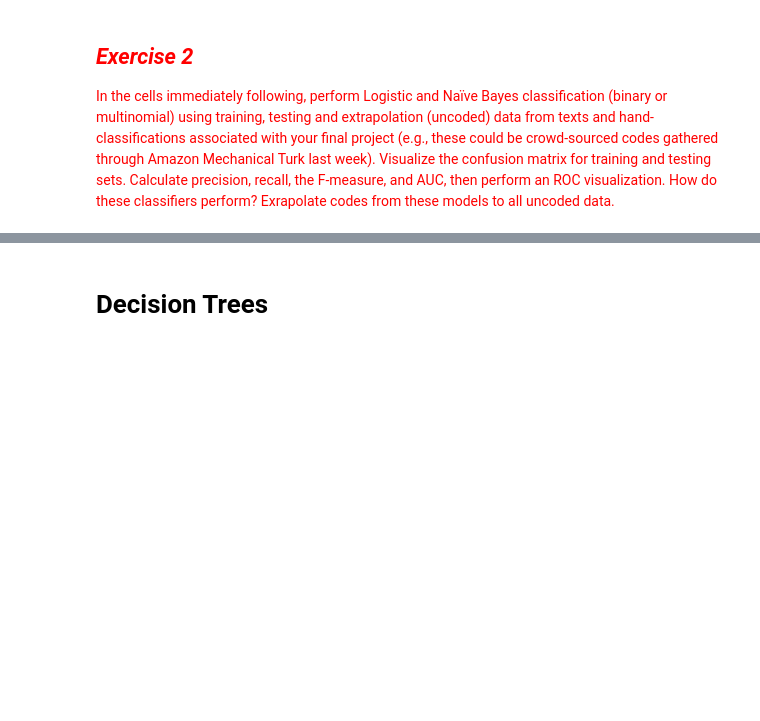
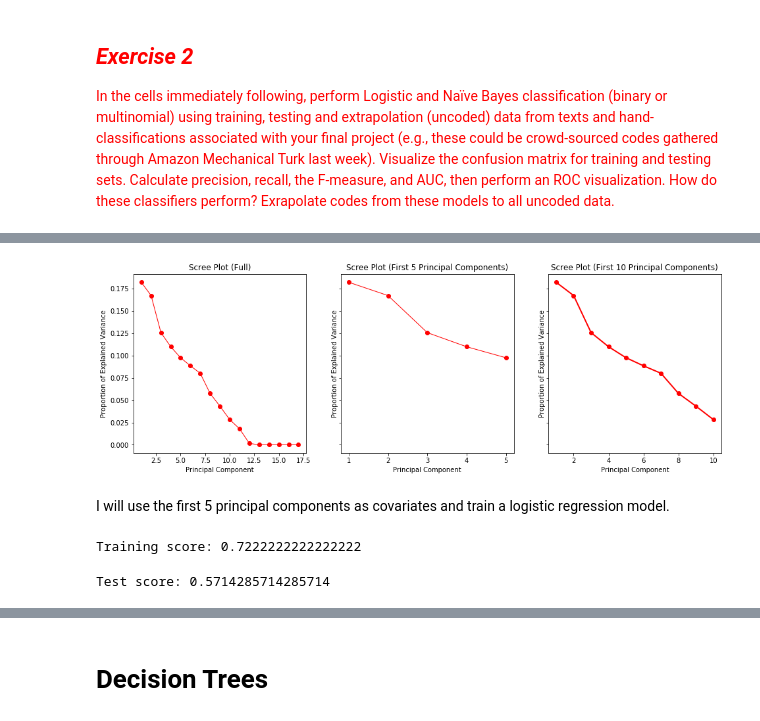
Before and after one commit to laurenjli/Content-Analysis-2020, a Jupyter notebook: week-3/3-Classification.ipynb, the cells around one changed output, grey strips where cells are left out. Saved outputs shown, nothing was run; the diff lists cells and outputs as text; code cells hidden in the pictures; blank space fills up the shorter version.

```diff
--- a/week-3/3-Classification.ipynb
+++ b/week-3/3-Classification.ipynb
@@ -829,0 +798,30 @@ lucem_illud_2020.plotMultiROC(MultinomialNB_ng, test_ng_df)
+# %%
+#screeplots to see how many Principal Components we need.
+n=len(pca.explained_variance_ratio_)
+
+fig, (ax1, ax2, ax3) = plt.subplots(ncols=3, figsize = (16, 5), sharey=True)
+
+eigen_vals = np.arange(n) + 1
+ax1.plot(eigen_vals, pca.explained_variance_ratio_, 'ro-', linewidth=1)
+ax1.set_title('Scree Plot (Full)')
+ax1.set_xlabel('Principal Component')
+ax1.set_ylabel('Proportion of Explained Variance')
+
+eigen_vals = np.arange(5) + 1
+ax2.plot(eigen_vals, pca.explained_variance_ratio_[:5], 'ro-', linewidth=1)
+ax2.set_title('Scree Plot (First 5 Principal Components)')
+ax2.set_xlabel('Principal Component')
+ax2.set_ylabel('Proportion of Explained Variance')
+
+
+eigen_vals = np.arange(10) + 1
+ax3.plot(eigen_vals, pca.explained_variance_ratio_[:10], 'ro-', linewidth=2)
+ax3.set_title('Scree Plot (First 10 Principal Components)')
+ax3.set_xlabel('Principal Component')
+ax3.set_ylabel('Proportion of Explained Variance')
+
+plt.show()
+# %% [output]
+[figure, added]
+# %% [markdown]
+I will use the first 5 principal components as covariates and train a logistic regression model.
@@ -829,0 +830,28 @@ lucem_illud_2020.plotMultiROC(MultinomialNB_ng, test_ng_df)
+# %%
+# Logistic Regression
+
+logistic = sklearn.linear_model.LogisticRegression()
+# train model
+logistic.fit(np.stack(train_data_df['pca_reduced_5'], axis=0), train_data_df['category'])
+
+train_score=logistic.score(np.stack(train_data_df['pca_reduced_5'], axis=0), train_data_df['category'])
+print('Training score: {}'.format(train_score))
+# %% [output]
+Training score: 0.7222222222222222
+# %%
+# Now, check performance on test set
+
+#Create vectors
+TFVects_test = TFVectorizer.transform(test_data_df['text'])
+test_data_df['vect'] = [np.array(v).flatten() for v in TFVects_test.todense()]
+
+#PCA
+reduced_data_test = pca.transform(np.stack(test_data_df['vect'], axis=0))
+test_data_df['pca'] = [r for r in reduced_data_test]
+test_data_df['pca_reduced_5'] = test_data_df['pca'].apply(lambda x: x[:5])
+
+#Test
+test_score=logistic.score(np.stack(test_data_df['pca_reduced_5'], axis=0), test_data_df['category'])
+print('Test score: {}'.format(test_score))
+# %% [output]
+Test score: 0.5714285714285714
```
Also changed, not shown: parts of 74 cells of this notebook.
